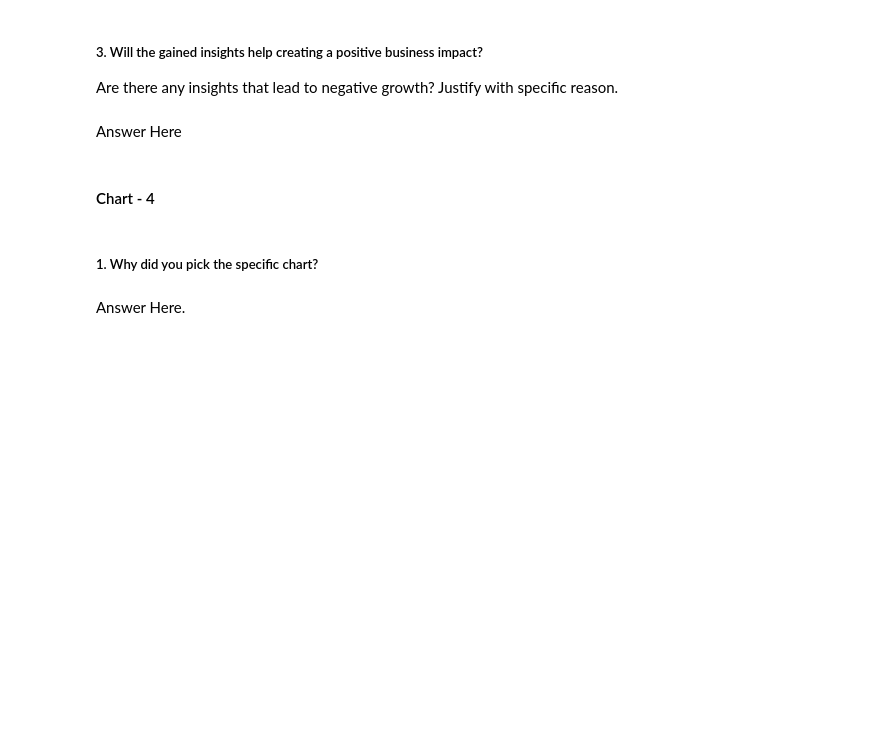
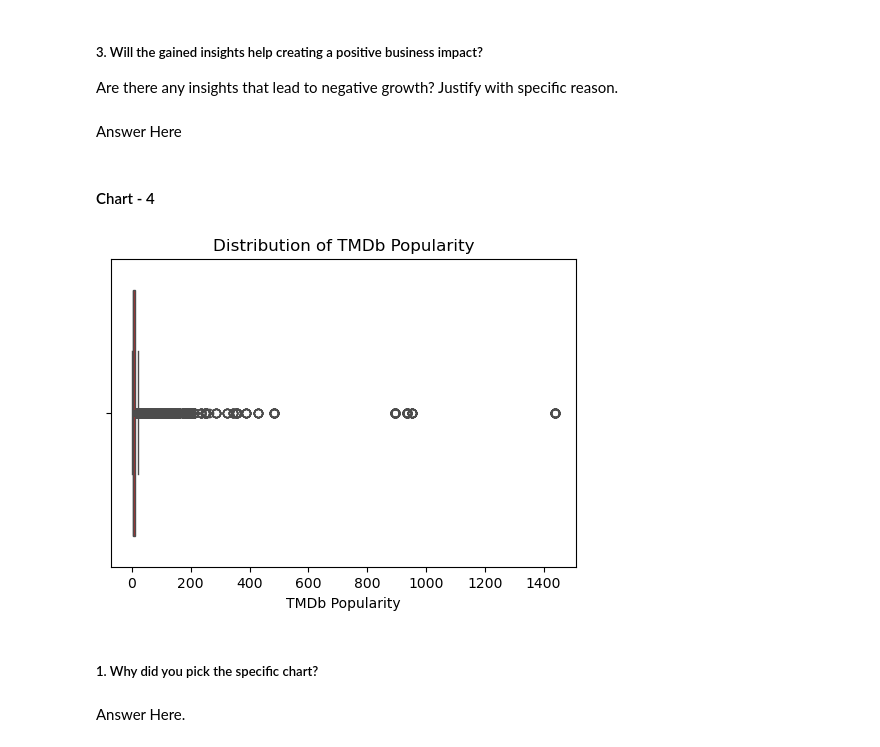
Before and after one commit to apurbaaaa/Amazon-EDA, a Jupyter notebook: Sample_EDA_Submission_Template.ipynb, the cells around one changed output. Saved outputs shown, nothing was run; the diff lists cells and outputs as text; code cells hidden in the pictures; blank space fills up the shorter version.

```diff
--- a/Sample_EDA_Submission_Template.ipynb
+++ b/Sample_EDA_Submission_Template.ipynb
@@ -444,3 +524,12 @@ Answer Here
+# %%
+# Chart - 4 visualization code
+plt.figure(figsize=(6,4))
+sns.boxplot(x=df['tmdb_popularity'], color='red')
+plt.xlabel('TMDb Popularity')
+plt.title('Distribution of TMDb Popularity')
+plt.show()
+# %% [output]
+[figure, added]
 # %% [markdown]
 ##### 1. Why did you pick the specific chart?
 # %% [markdown]
```
Also changed, not shown: parts of 40 cells of this notebook.
